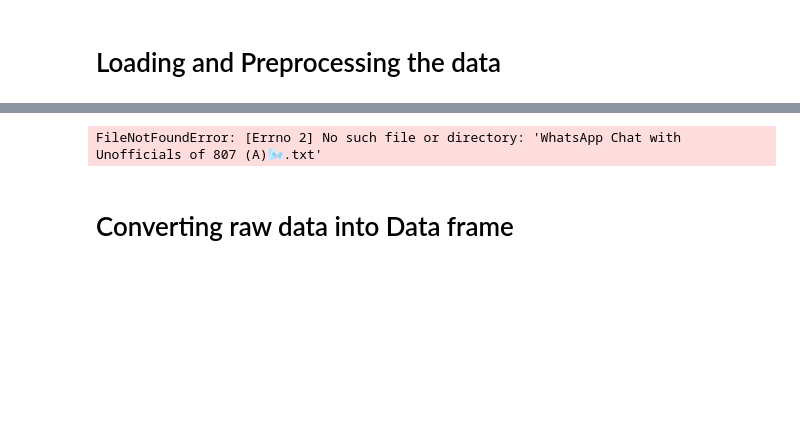
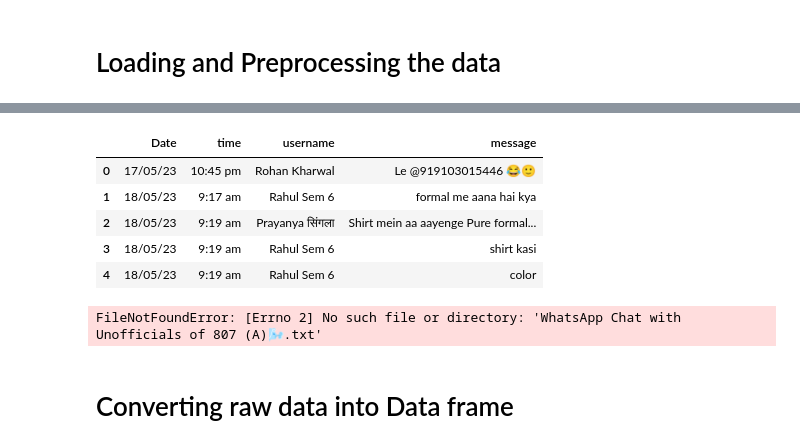
Before and after one commit to Gourav052003/WhatsApp-Chat-Analyzer, a Jupyter notebook: Analysis.ipynb, the cells around one changed output, grey strips where cells are left out. Drawn from its saved outputs; the diff is of its cells as text; code cells hidden in the pictures; blank space fills up the shorter version.

```diff
--- a/Analysis.ipynb
+++ b/Analysis.ipynb
@@ -11,2 +141,2 @@ import re
 # %%
-CHAT_FILE = Path('Chats/WhatsApp Chat with ben10.txt')
+CHAT_FILE = Path('Chats/WhatsApp Chat with 20BCS-38 7th Semester.txt')
@@ -145,0 +143,2 @@ load_chats(CHAT_FILE)
+# %%
+ chat_table = load_chats_table(CHAT_FILE)
@@ -146,3 +163,12 @@ load_chats(CHAT_FILE)
+# %%
+chat_table.head()
+# %% [output]
+|  | Date | time | username | message |
+| 0 | 17/05/23 | 10:45 pm | Rohan Kharwal | Le @919103015446 😂🙂 |
+| 1 | 18/05/23 | 9:17 am | Rahul Sem 6 | formal me aana hai kya |
+| 2 | 18/05/23 | 9:19 am | Prayanya सिंगला | Shirt mein aa aayenge Pure formal... |
+| 3 | 18/05/23 | 9:19 am | Rahul Sem 6 | shirt kasi |
+| 4 | 18/05/23 | 9:19 am | Rahul Sem 6 | color |
 # %%
 message_date = []
 message_time = []
```
Also changed, not shown: parts of 9 cells of this notebook, 1 other file.
